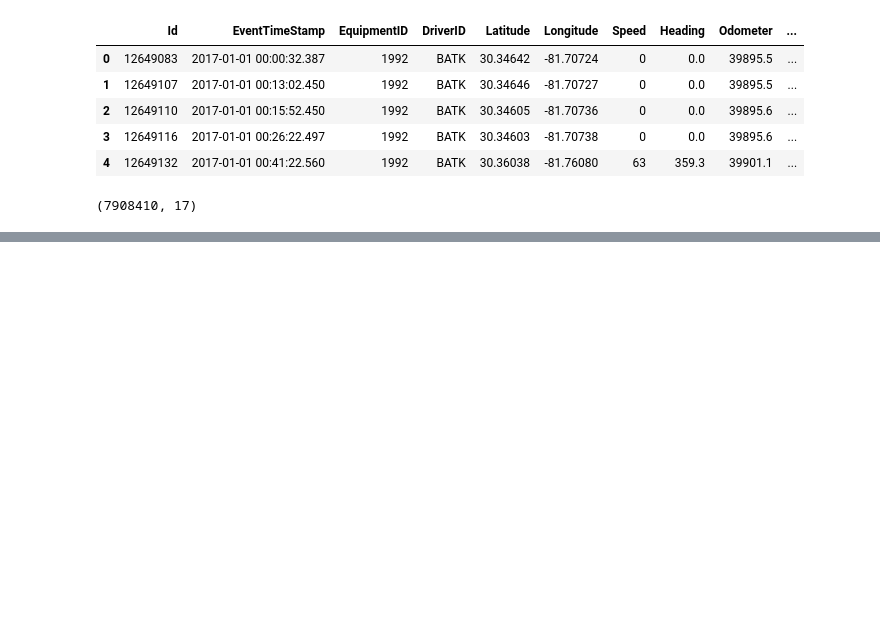
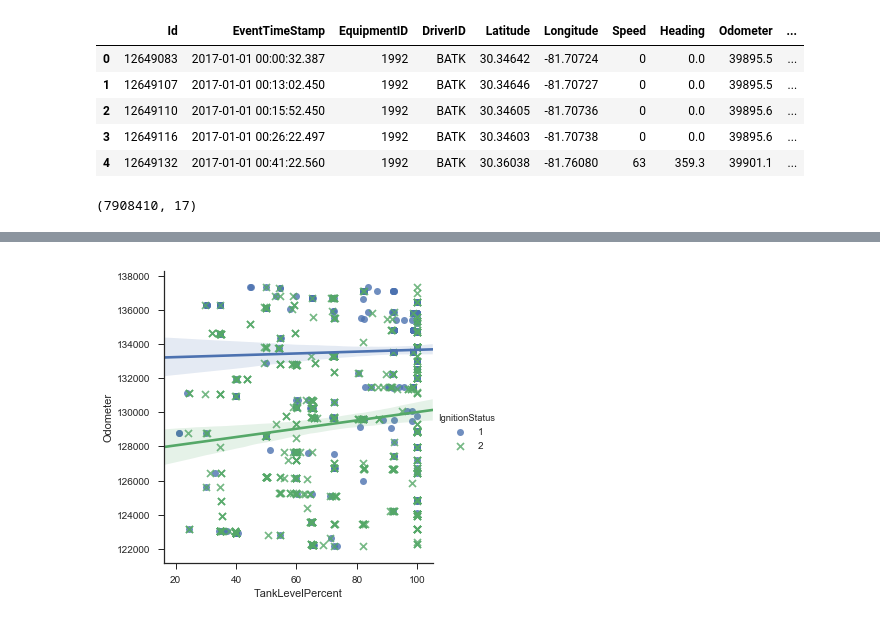
Before and after one commit to DEREJEGETU/big-g-express, a Jupyter notebook: sm_bigG1.ipynb, the cells around one changed output, grey strips where cells are left out. Cells and saved outputs as stored; diff of their text form; code cells hidden in the pictures; blank space fills up the shorter version.

```diff
--- a/sm_bigG1.ipynb
+++ b/sm_bigG1.ipynb
@@ -815,0 +1068,2 @@ df_event_level_optimization.shape ##(7908410, 17)
+# %%
+df0 = df_event_level_optimization[df_event_level_optimization['Speed'] == 0]
@@ -815,0 +1098,2 @@ df_event_level_optimization.shape ##(7908410, 17)
+# %%
+df0arpp = df0[df0['DriverID'] == 'ARPP']
@@ -815,0 +1130,2 @@ df_event_level_optimization.shape ##(7908410, 17)
+# %%
+df0arpp['Date'] = pd.to_datetime(df0arpp['EventTimeStamp'])
@@ -815,0 +1143,2 @@ df_event_level_optimization.shape ##(7908410, 17)
+# %%
+df0arpp['Day'] = df0arpp['Date'].apply(lambda x: datetime.datetime.strftime(x, '%Y-%m-%d'))
@@ -815,0 +1191,5 @@ df_event_level_optimization.shape ##(7908410, 17)
+# %%
+g = sns.lmplot(x="TankLevelPercent", y="Odometer", hue="IgnitionStatus", data=df0arpp,
+               markers=["o", "x"])
+# %% [output]
+[figure, added]
```
Also changed, not shown: parts of 39 cells of this notebook.
